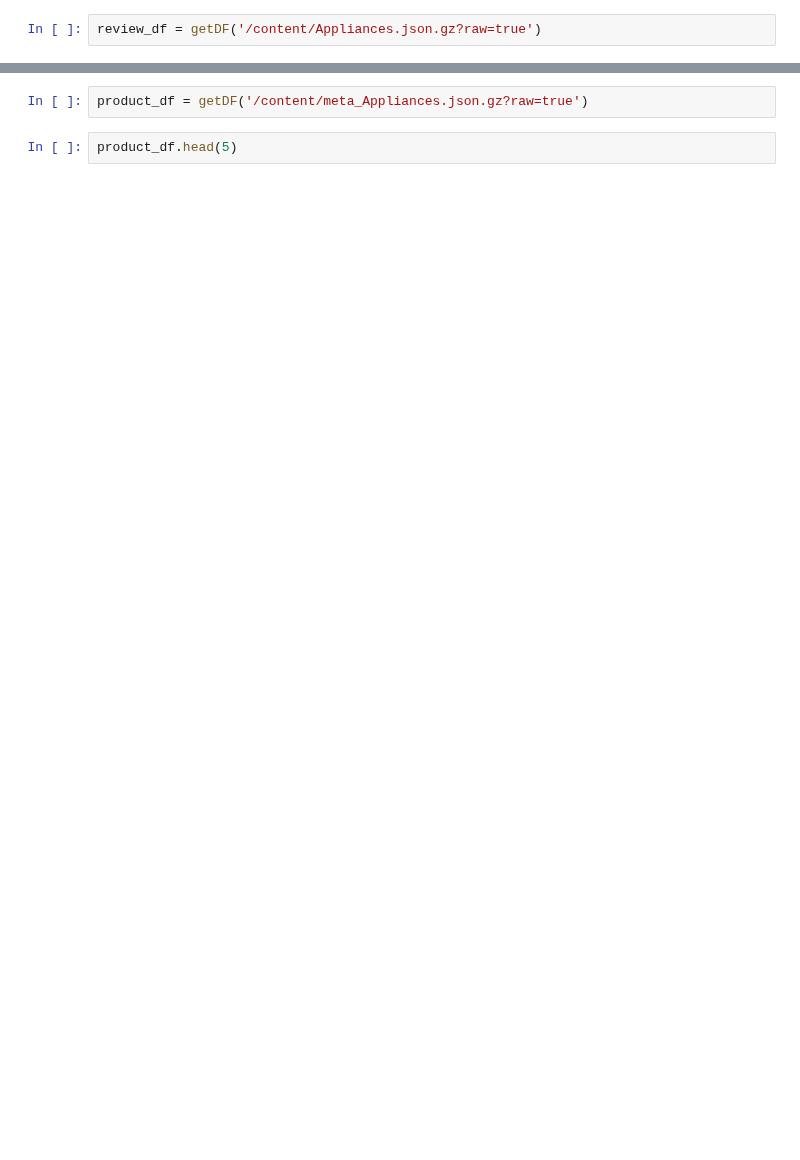
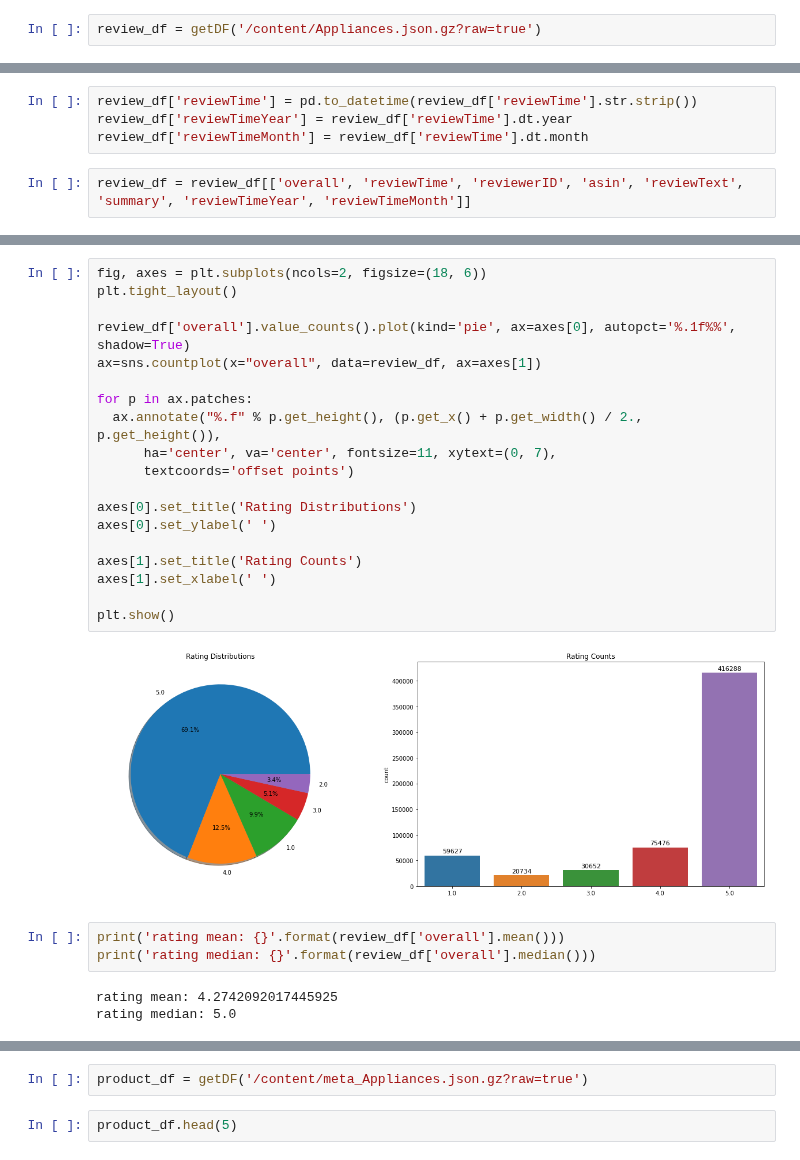
Before and after one commit to DATA-606-SPRING-2022/Jin_DATA606, a Jupyter notebook: ipynb/DATA606_Part1.ipynb, the cells around one changed output, grey strips where cells are left out. Cells and saved outputs as stored; diff of their text form; blank space fills up the shorter version.

```diff
--- a/ipynb/DATA606_Part1.ipynb
+++ b/ipynb/DATA606_Part1.ipynb
@@ -66,0 +118,6 @@ review_df.head(10)
+# %%
+review_df['reviewTime'] = pd.to_datetime(review_df['reviewTime'].str.strip())
+review_df['reviewTimeYear'] = review_df['reviewTime'].dt.year
+review_df['reviewTimeMonth'] = review_df['reviewTime'].dt.month
+# %%
+review_df = review_df[['overall', 'reviewTime', 'reviewerID', 'asin', 'reviewText', 'summary', 'reviewTimeYear', 'reviewTimeMonth']]
@@ -66,0 +158,27 @@ review_df.head(10)
+# %%
+fig, axes = plt.subplots(ncols=2, figsize=(18, 6))
+plt.tight_layout()
+
+review_df['overall'].value_counts().plot(kind='pie', ax=axes[0], autopct='%.1f%%', shadow=True)
+ax=sns.countplot(x="overall", data=review_df, ax=axes[1])
+
+for p in ax.patches:
+  ax.annotate("%.f" % p.get_height(), (p.get_x() + p.get_width() / 2., p.get_height()),
+      ha='center', va='center', fontsize=11, xytext=(0, 7),
+      textcoords='offset points')
+
+axes[0].set_title('Rating Distributions')
+axes[0].set_ylabel(' ')
+
+axes[1].set_title('Rating Counts')
+axes[1].set_xlabel(' ')
+
+plt.show()
+# %% [output]
+[figure, added]
+# %%
+print('rating mean: {}'.format(review_df['overall'].mean()))
+print('rating median: {}'.format(review_df['overall'].median()))
+# %% [output]
+rating mean: 4.2742092017445925
+rating median: 5.0
```
Also changed, not shown: parts of 31 cells of this notebook.
